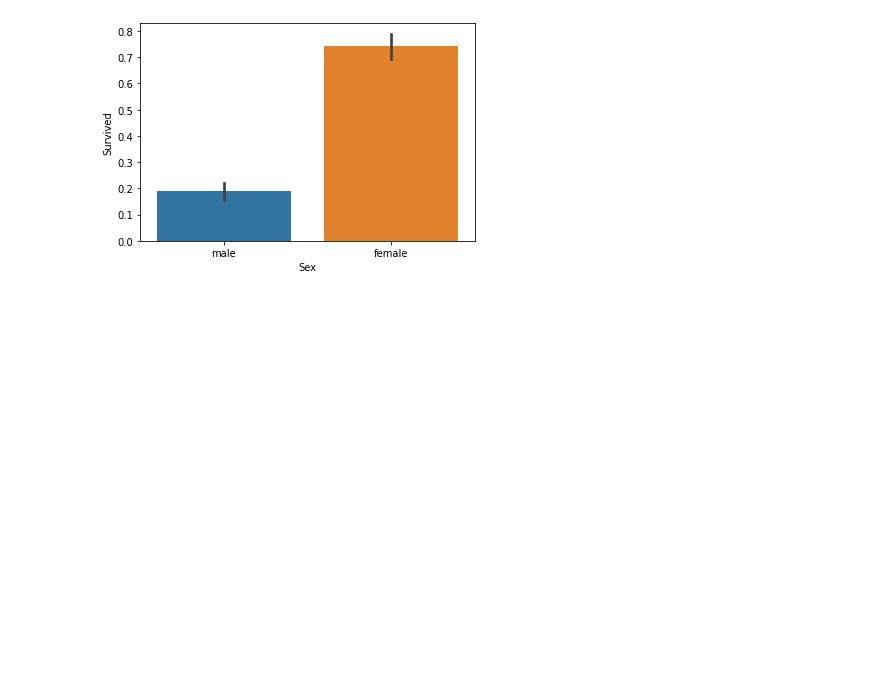
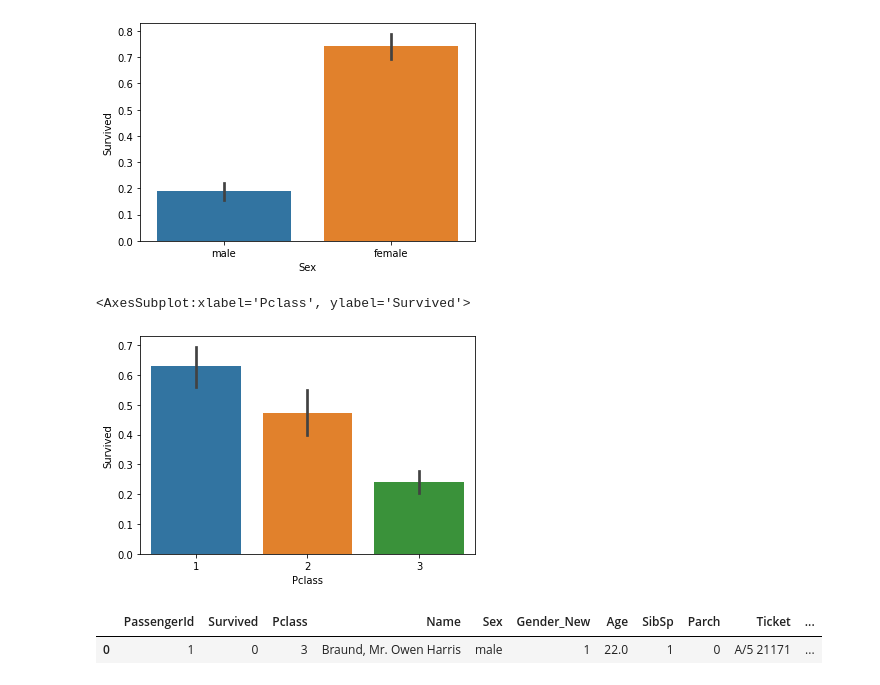
Before and after one commit to Dharmil4602/data-science-projects, a Jupyter notebook: Titanic/titanic.ipynb, the cells around one changed output. Cells and saved outputs as stored; diff of their text form; code cells hidden in the pictures; blank space fills up the shorter version.

```diff
--- a/Titanic/titanic.ipynb
+++ b/Titanic/titanic.ipynb
@@ -290,3 +290,9 @@ sns.barplot(x='Sex', y='Survived', data=data)
 # %% [output]
 <AxesSubplot:xlabel='Sex', ylabel='Survived'>
 [figure]
+# %%
+# Which passesnger of which class has more chance of survival
+sns.barplot(x='Pclass', y='Survived', data=data)
+# %% [output]
+<AxesSubplot:xlabel='Pclass', ylabel='Survived'>
+[figure, added]
@@ -292,0 +302,5 @@ sns.barplot(x='Sex', y='Survived', data=data)
+# %%
+data.head(1)
+# %% [output]
+|  | PassengerId | Survived | Pclass | Name | Sex | Gender_New | Age | SibSp | Parch | Ticket | ... |
+| 0 | 1 | 0 | 3 | Braund, Mr. Owen Harris | male | 1 | 22.0 | 1 | 0 | A/5 21171 | ... |
```
Also changed, not shown: parts of 3 cells of this notebook.
